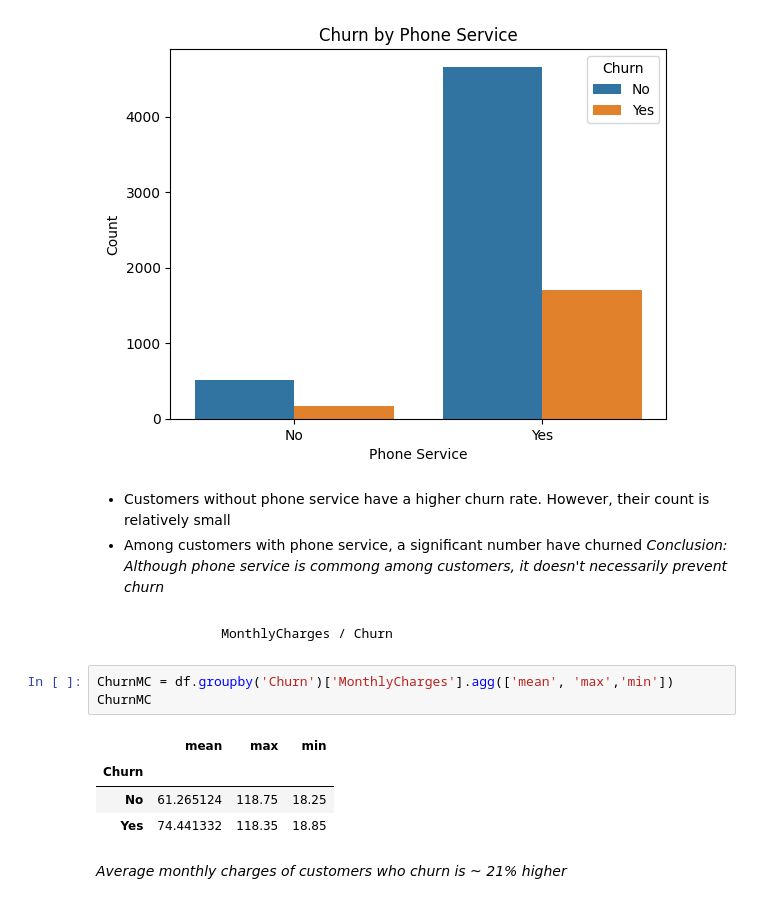
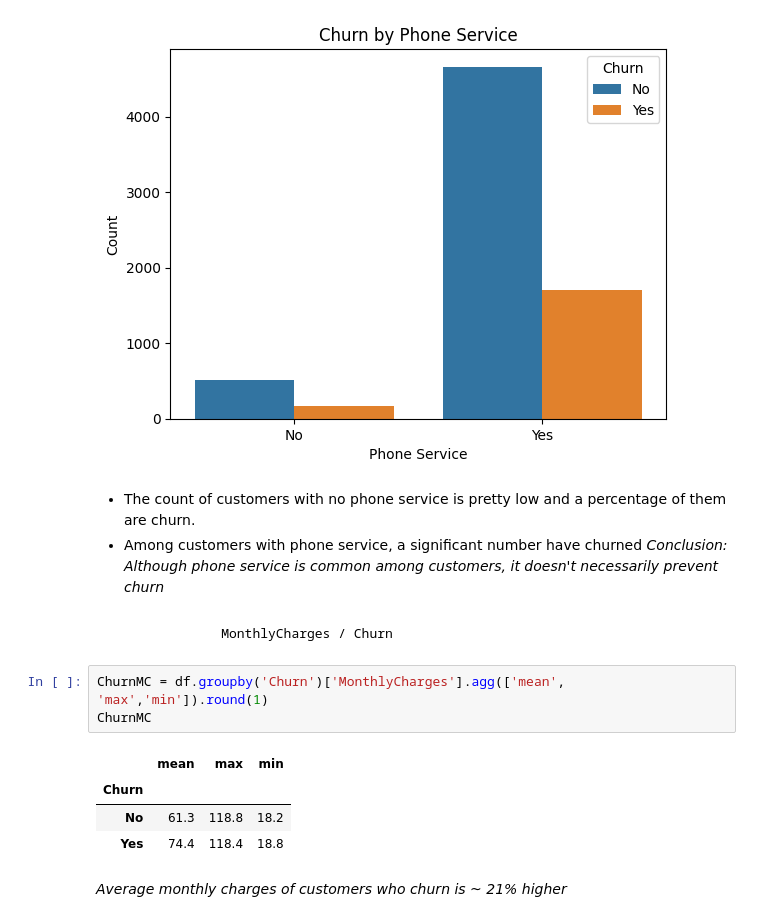
Before and after one commit to MahmoudElSayed100/pandasfinal-assessment, a Jupyter notebook: finalassessment.ipynb, the cells around one changed output. Saved outputs shown, nothing was run; the diff lists cells and outputs as text.

```diff
--- a/finalassessment.ipynb
+++ b/finalassessment.ipynb
@@ -139,19 +139,19 @@ plt.show()
 # %% [output]
 [figure]
 # %% [markdown]
-- Customers without phone service have a higher churn rate. However, their count is relatively small
+- The count of customers with no phone service is pretty low and a percentage of them are churn.
 - Among customers with phone service, a significant number have churned
-*Conclusion: Although phone service is commong among customers, it doesn't necessarily prevent churn*
+*Conclusion: Although phone service is common among customers, it doesn't necessarily prevent churn*
 # %% [markdown]
                   MonthlyCharges / Churn
 # %%
-ChurnMC = df.groupby('Churn')['MonthlyCharges'].agg(['mean', 'max','min'])
+ChurnMC = df.groupby('Churn')['MonthlyCharges'].agg(['mean', 'max','min']).round(1)
 ChurnMC
 # %% [output]
 |  | mean | max | min |
 | Churn |  |  |  |
-| No | 61.265124 | 118.75 | 18.25 |
-| Yes | 74.441332 | 118.35 | 18.85 |
+| No | 61.3 | 118.8 | 18.2 |
+| Yes | 74.4 | 118.4 | 18.8 |
 # %% [markdown]
 *Average monthly charges of customers who churn is ~ 21% higher*
 # %% [markdown]
```
Also changed, not shown: parts of 1 cell of this notebook.
